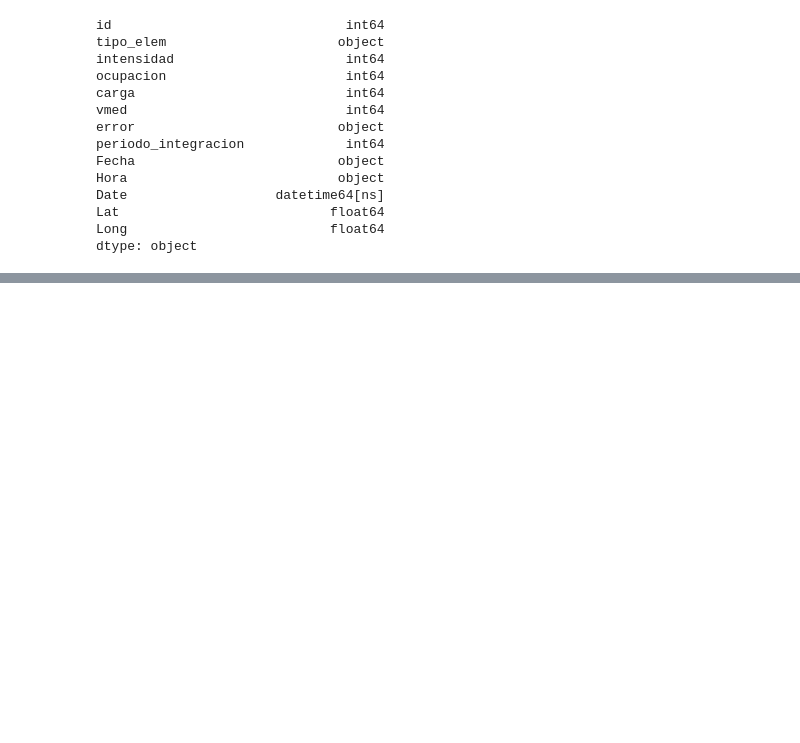
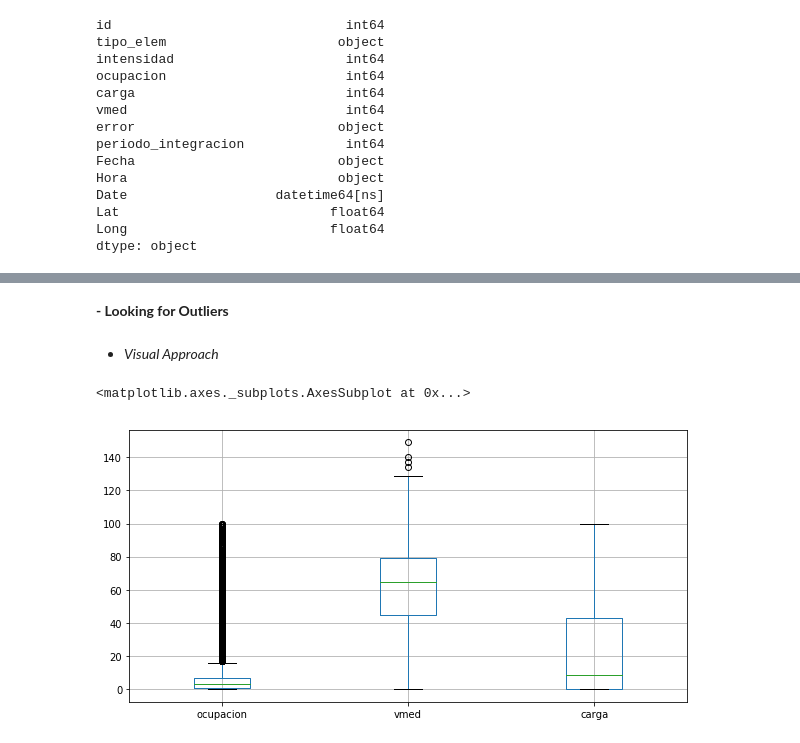
Before and after one commit to antoniobravo05/Data-Science-Master-project, a Jupyter notebook: Data Acquisition and Preparation.ipynb, the cells around one changed output, grey strips where cells are left out. Drawn from its saved outputs; the diff is of its cells as text; code cells hidden in the pictures; blank space fills up the shorter version.

```diff
--- a/Data Acquisition and Preparation.ipynb
+++ b/Data Acquisition and Preparation.ipynb
@@ -224,0 +358,9 @@ df_complete.shape
+# %% [markdown]
+**- Looking for Outliers**
+# %% [markdown]
+- *Visual Approach*
+# %%
+df_complete_4.boxplot(column=['ocupacion','vmed','carga'], grid=True, figsize=(10,5))
+# %% [output]
+<matplotlib.axes._subplots.AxesSubplot at 0x...>
+[figure, added]
```
Also changed, not shown: parts of 59 cells of this notebook.
